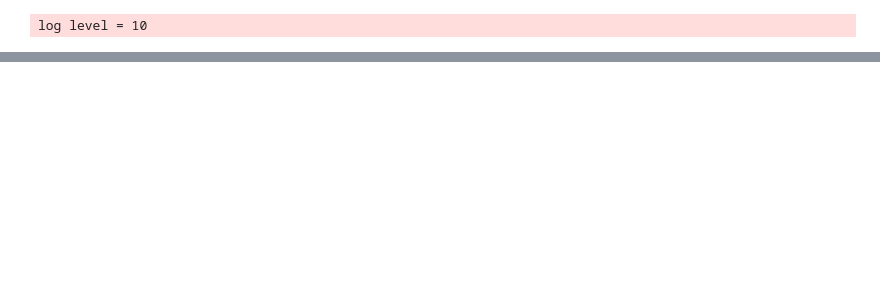
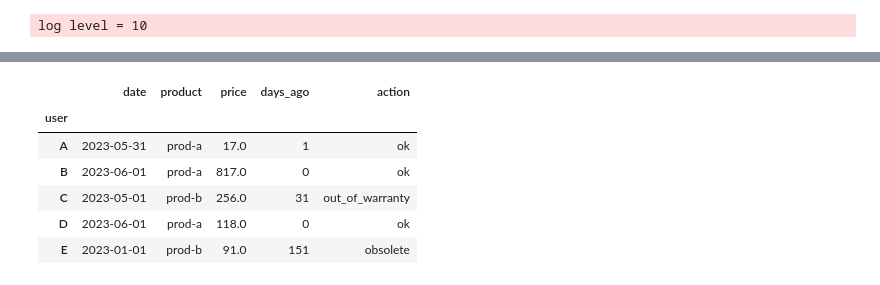
Before and after one commit to arappaport/juypter_skeleton, a Jupyter notebook: calc_prod_warranty.ipynb, the cells around one changed output, grey strips where cells are left out. Drawn from its saved outputs; the diff is of its cells as text; code cells hidden in the pictures; blank space fills up the shorter version.

```diff
--- a/calc_prod_warranty.ipynb
+++ b/calc_prod_warranty.ipynb
@@ -150,12 +125,19 @@ KeyError: 'days_ago'
 # %%
 #####################################
 #most recent purchases per user - any product
 df_recent = df_all.sort_values(by='date', ascending=False)
 
 # group the data by Name and get the first row of each group
 df_most_recent_purchases = df_recent.groupby('user').first()
-
-df_most_recent_purchases
+df_most_recent_purchases.head()
+# %% [output]
+|  | date | product | price | days_ago | action |
+| user |  |  |  |  |  |
+| A | 2023-05-31 | prod-a | 17.0 | 1 | ok |
+| B | 2023-06-01 | prod-a | 817.0 | 0 | ok |
+| C | 2023-05-01 | prod-b | 256.0 | 31 | out_of_warranty |
+| D | 2023-06-01 | prod-a | 118.0 | 0 | ok |
+| E | 2023-01-01 | prod-b | 91.0 | 151 | obsolete |
 # %%
 #####################################
 #most recent purchases per user - any product
```
Also changed, not shown: parts of 29 cells of this notebook, 2 other files.
